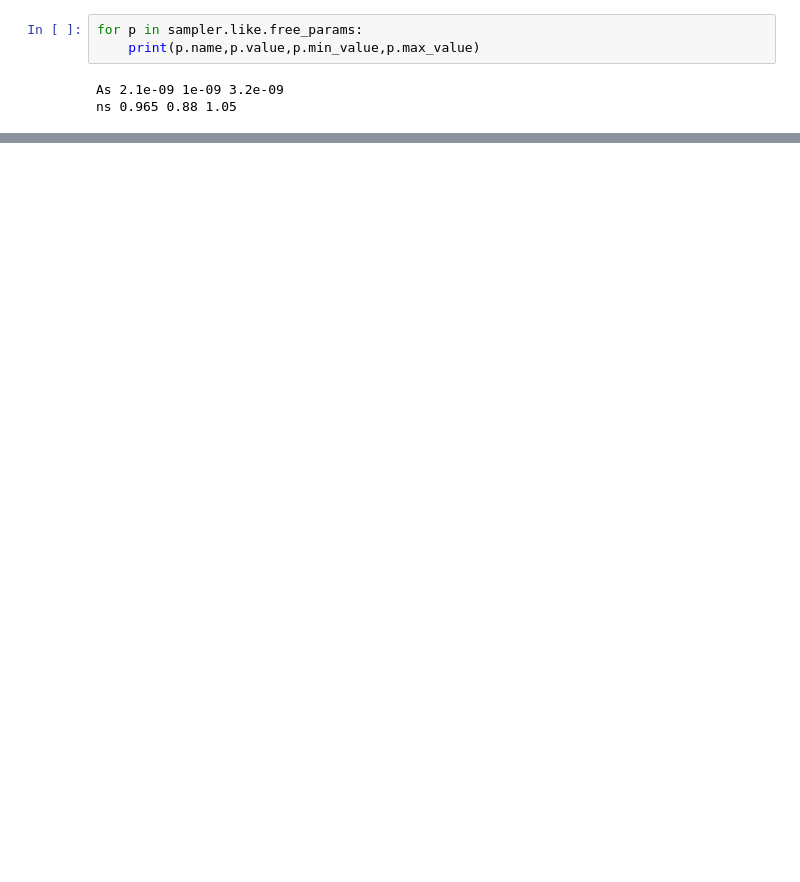
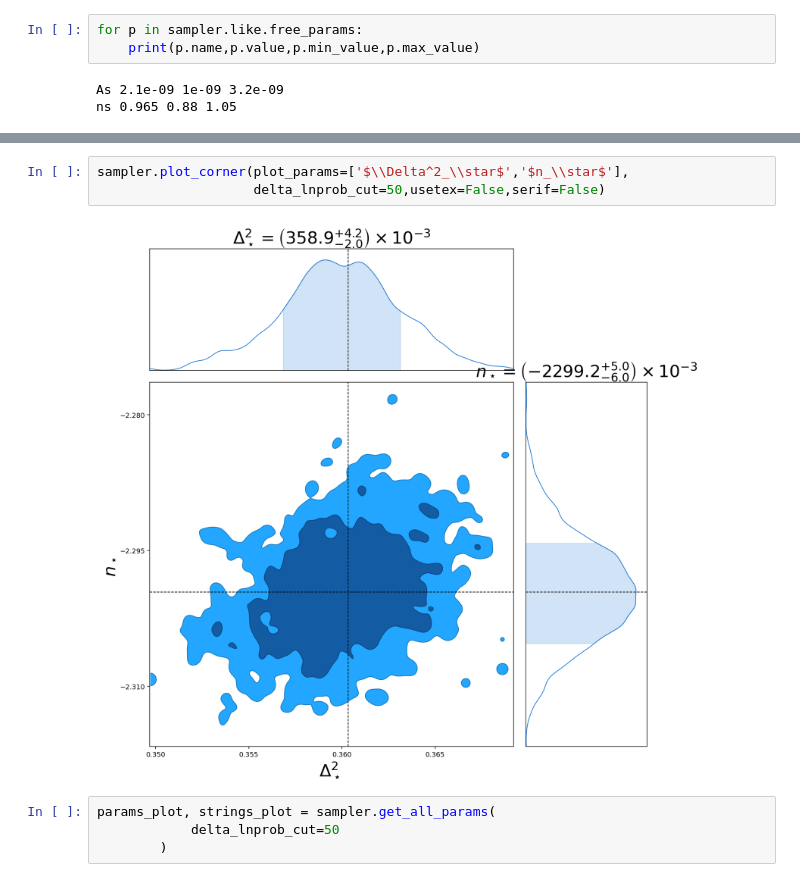
Before and after one commit to igmhub/cup1d, a Jupyter notebook: notebooks/likelihood/sample_mock.ipynb, the cells around one changed output, grey strips where cells are left out. Cells and saved outputs as stored; diff of their text form; blank space fills up the shorter version.

```diff
--- a/notebooks/likelihood/sample_mock.ipynb
+++ b/notebooks/likelihood/sample_mock.ipynb
@@ -132,0 +137,9 @@ sampler.plot_corner(plot_params=['$\\Delta^2_\\star$','$n_\\star$'],
+# %%
+sampler.plot_corner(plot_params=['$\\Delta^2_\\star$','$n_\\star$'],
+                    delta_lnprob_cut=50,usetex=False,serif=False)
+# %% [output]
+[figure, added]
+# %%
+params_plot, strings_plot = sampler.get_all_params(
+            delta_lnprob_cut=50
+        )
```
Also changed, not shown: parts of 14 cells of this notebook, 16 other files.
